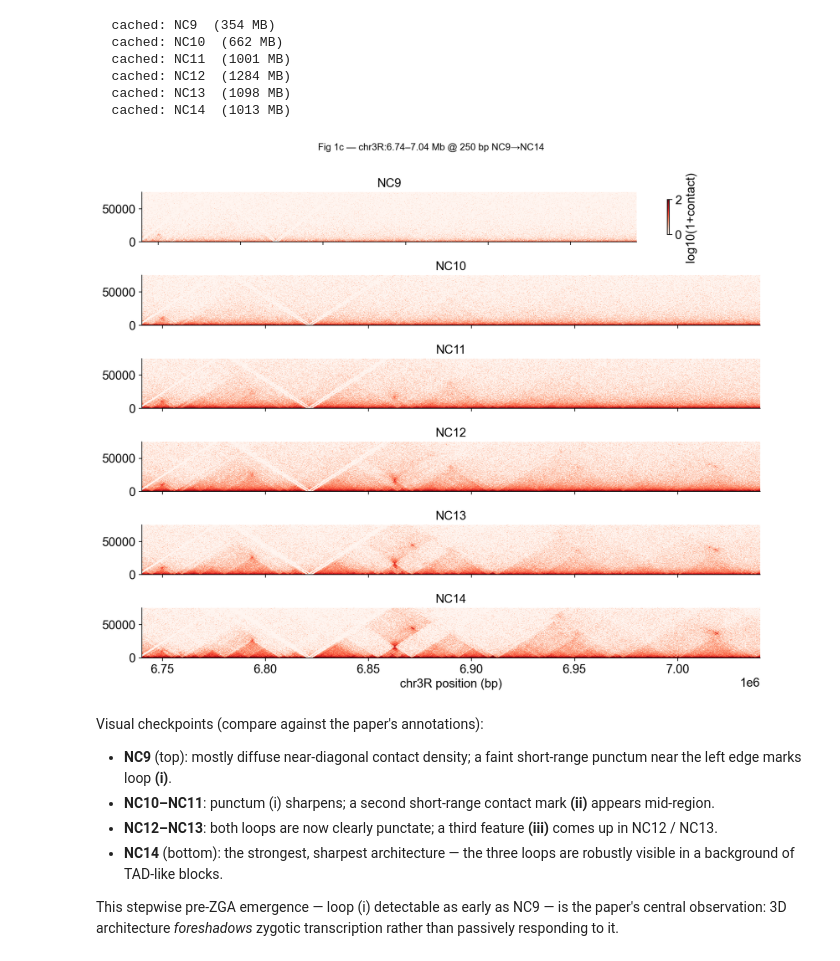
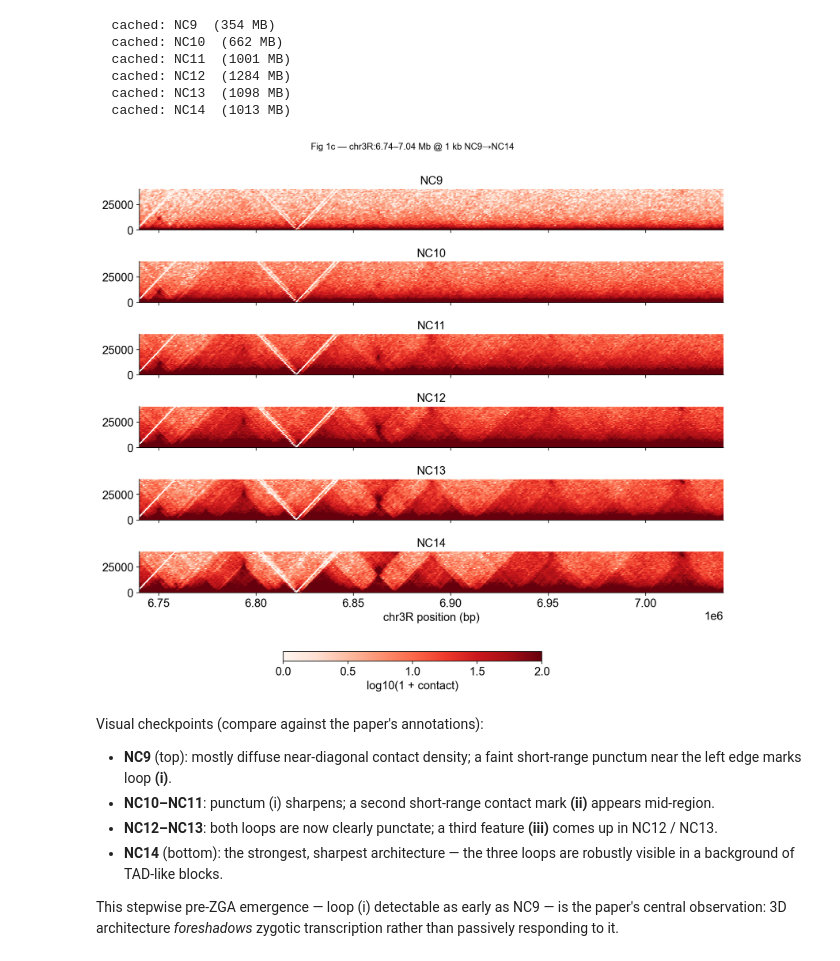
Before and after one commit to aristoteleo/epione, a Jupyter notebook: epione_guide/tutorials/bulk/t_hic_drosophila_zga.ipynb, the cells around one changed output. Cells and saved outputs as stored; diff of their text form; code cells hidden in the pictures.

Commit message:
fix: equalise Fig 1c panel widths via shared bottom colourbar
Previously the NC9 axes was narrower than the other five because only
the top panel had ``colorbar=True`` and matplotlib auto-shrunk that
single axes to make room for the per-axes vertical bar. Result: NC9
looked horizontally compressed compared to NC10–NC14.

Switch to a single shared horizontal colourbar pinned at the bottom
of the figure (``fig.add_axes`` + ``orientation='horizontal'``) and
disable per-axes colourbars. All six pyramid panels now have the
same width, matching the paper's Fig 1c layout.

Co-implemented-with: Claude Opus 4.7 (1M context)

```diff
--- a/epione_guide/tutorials/bulk/t_hic_drosophila_zga.ipynb
+++ b/epione_guide/tutorials/bulk/t_hic_drosophila_zga.ipynb
@@ -297,33 +297,40 @@ for s, p in ALL_MCOOLS.items():
   cached: NC13  (1098 MB)
   cached: NC14  (1013 MB)
 # %%
-# Match the paper exactly: chr3R:6.74–7.04 Mb, 250 bp resolution,
-# limit y-axis (contact distance) to ~75 kb so the band is wide-and-thin
-# like Fig 1c.
+# Match the paper exactly: chr3R:6.74–7.04 Mb, 1 kb resolution,
+# limit y-axis (contact distance) to ~40 kb so the band is wide-and-thin
+# like Fig 1c. Single shared horizontal colourbar at the bottom keeps
+# every NC panel at the same width (otherwise per-axis colourbars
+# squeeze NC9).
 FIG1C_REGION = 'chr3R:6_740_000-7_040_000'
-FIG1C_RES = 250
-FIG1C_MAX_DIST = 75_000   # bp; show short-range contacts only
+FIG1C_RES = 1000
+FIG1C_MAX_DIST = 40_000
 
 fig, axes = plt.subplots(6, 1, figsize=(11.0, 9.0), sharex=True)
+last_mesh = None
 for ax, stage in zip(axes, ALL_STAGES):
     cool_uri = f'{ALL_MCOOLS[stage]}::resolutions/{FIG1C_RES}'
-    epi.pl.plot_contact_triangle(
+    _, _, last_mesh = epi.pl.plot_contact_triangle(
         cool_uri, region=FIG1C_REGION,
-        balance=False, cmap='Reds', log=True,
-        vmin=0, vmax=2.0,
+        balance=False, log=True,
+        cmap='Reds', vmin=0, vmax=2.0,
         max_distance=FIG1C_MAX_DIST,
         title=f'{stage}',
-        ax=ax, colorbar=(stage == 'NC9'),
+        ax=ax, colorbar=False,
     )
     ax.set_ylabel('')
     if stage != 'NC14':
         ax.set_xlabel('')
-fig.suptitle('Fig 1c — chr3R:6.74–7.04 Mb @ 250 bp NC9→NC14',
+fig.suptitle('Fig 1c — chr3R:6.74–7.04 Mb @ 1 kb NC9→NC14',
              y=1.00, fontsize=11)
-plt.tight_layout()
+fig.tight_layout(rect=[0, 0.07, 1, 1])
+# Shared horizontal colourbar pinned at the bottom.
+cbar_ax = fig.add_axes([0.30, 0.02, 0.40, 0.018])
+fig.colorbar(last_mesh, cax=cbar_ax, orientation='horizontal',
+             label='log10(1 + contact)')
 plt.show()
 # %% [output]
-[figure, old version]
+[figure, new version]
 # %% [markdown]
 Visual checkpoints (compare against the paper's annotations):
 
```
